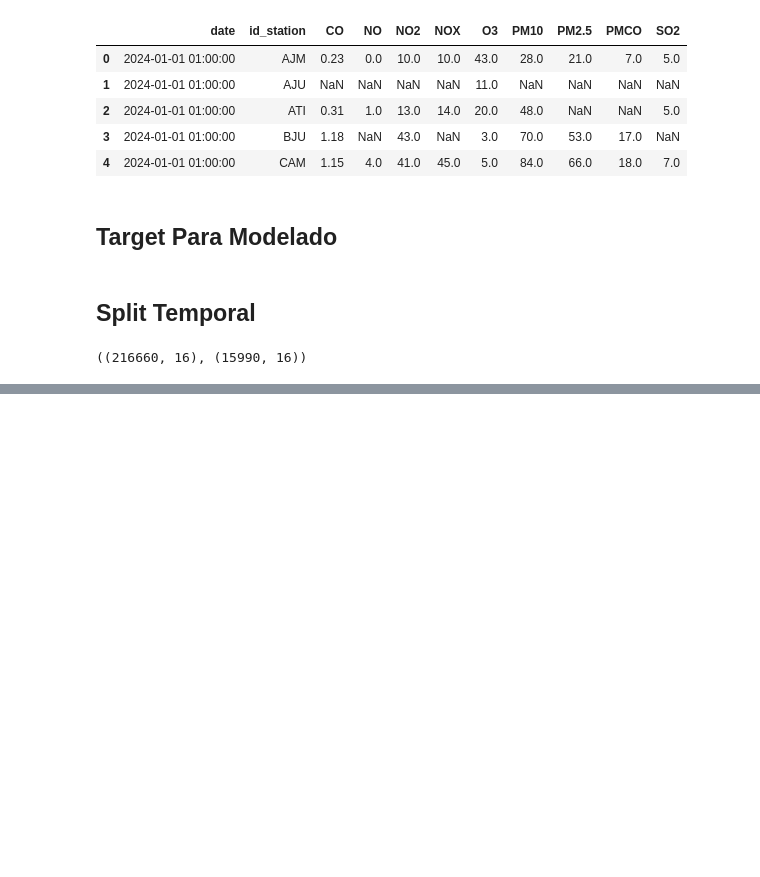
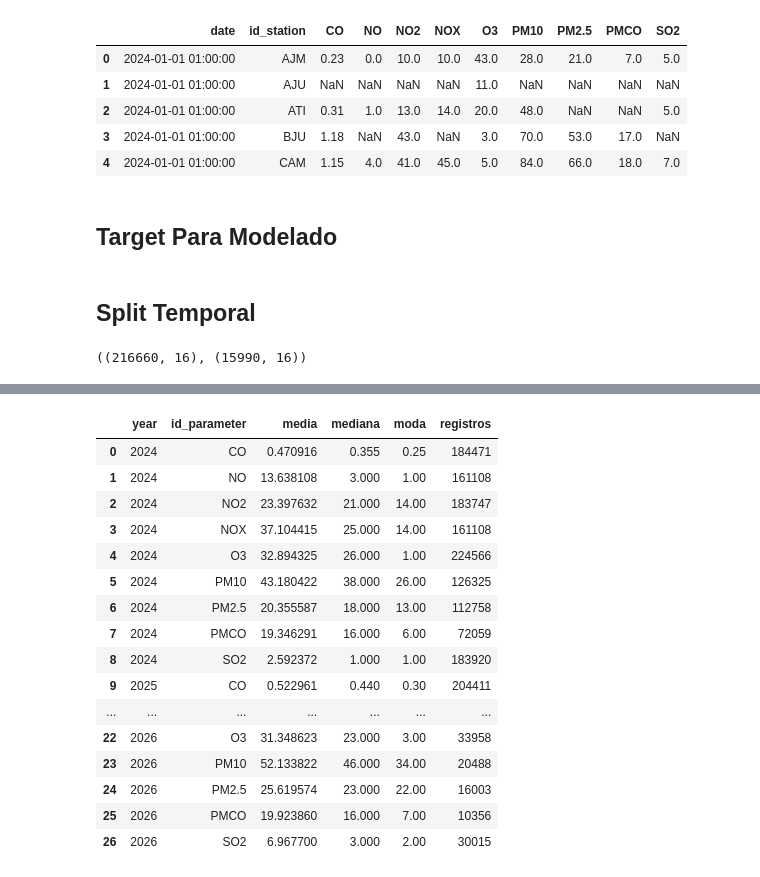
Before and after one commit to luis1112enrique/Machine-Learning-Repo, a Jupyter notebook: Clase 5 - Calidad del aire CDMX.ipynb, the cells around one changed output, grey strips where cells are left out. Cells and saved outputs as stored; diff of their text form; code cells hidden in the pictures; blank space fills up the shorter version.

```diff
--- a/Clase 5 - Calidad del aire CDMX.ipynb
+++ b/Clase 5 - Calidad del aire CDMX.ipynb
@@ -228,0 +231,15 @@ df_model.to_csv(  "calidad_aire_model_ready.csv", index=False)
+# %%
+col_valor = "valor_model" if "valor_model" in df.columns else "valor"
+
+medidas_tendencia = (
+    df.groupby("id_parameter")[col_valor]
+      .agg(
+          media="mean",
+          mediana="median",
+          moda=lambda x: x.mode().iloc[0] if not x.mode().empty else np.nan,
+          registros="count"
+      )
+      .reset_index()
+)
+
+medidas_tendencia
@@ -228,0 +257,31 @@ df_model.to_csv(  "calidad_aire_model_ready.csv", index=False)
+# %%
+medidas_tendencia_anual = (
+    df.groupby(["year", "id_parameter"])[col_valor]
+      .agg(
+          media="mean",
+          mediana="median",
+          moda=lambda x: x.mode().iloc[0] if not x.mode().empty else np.nan,
+          registros="count"
+      )
+      .reset_index()
+)
+
+medidas_tendencia_anual
+# %% [output]
+|  | year | id_parameter | media | mediana | moda | registros |
+| 0 | 2024 | CO | 0.470916 | 0.355 | 0.25 | 184471 |
+| 1 | 2024 | NO | 13.638108 | 3.000 | 1.00 | 161108 |
+| 2 | 2024 | NO2 | 23.397632 | 21.000 | 14.00 | 183747 |
+| 3 | 2024 | NOX | 37.104415 | 25.000 | 14.00 | 161108 |
+| 4 | 2024 | O3 | 32.894325 | 26.000 | 1.00 | 224566 |
+| 5 | 2024 | PM10 | 43.180422 | 38.000 | 26.00 | 126325 |
+| 6 | 2024 | PM2.5 | 20.355587 | 18.000 | 13.00 | 112758 |
+| 7 | 2024 | PMCO | 19.346291 | 16.000 | 6.00 | 72059 |
+| 8 | 2024 | SO2 | 2.592372 | 1.000 | 1.00 | 183920 |
+| 9 | 2025 | CO | 0.522961 | 0.440 | 0.30 | 204411 |
+| ... | ... | ... | ... | ... | ... | ... |
+| 22 | 2026 | O3 | 31.348623 | 23.000 | 3.00 | 33958 |
+| 23 | 2026 | PM10 | 52.133822 | 46.000 | 34.00 | 20488 |
+| 24 | 2026 | PM2.5 | 25.619574 | 23.000 | 22.00 | 16003 |
+| 25 | 2026 | PMCO | 19.923860 | 16.000 | 7.00 | 10356 |
+| 26 | 2026 | SO2 | 6.967700 | 3.000 | 2.00 | 30015 |
```
Also changed, not shown: parts of 12 cells of this notebook, 1 other file.
